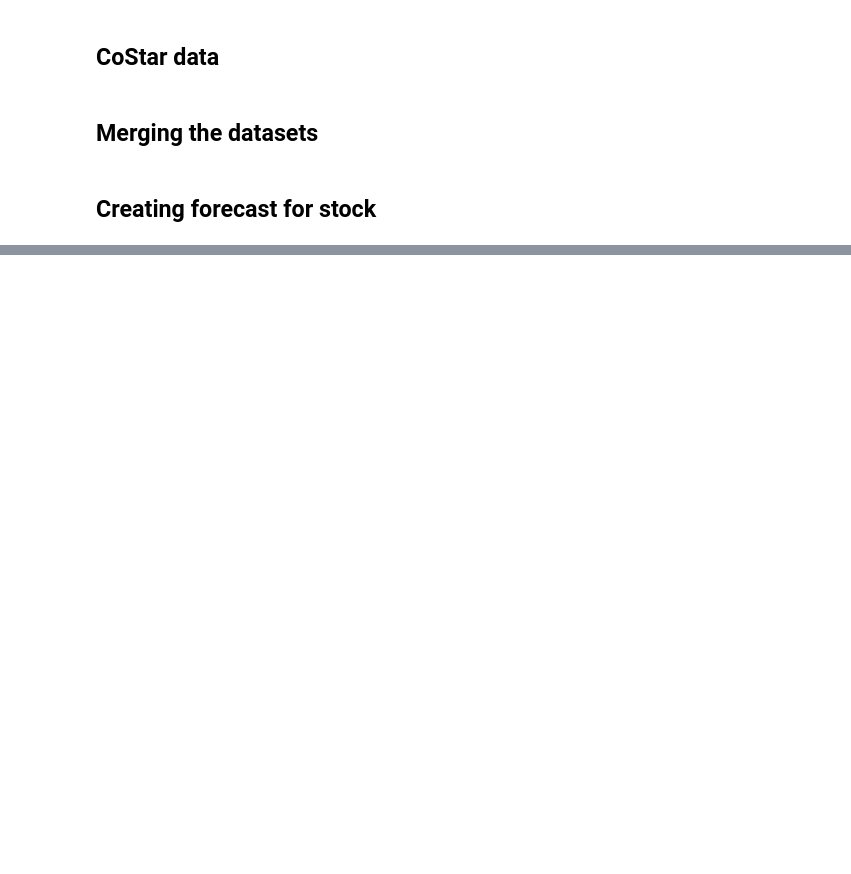
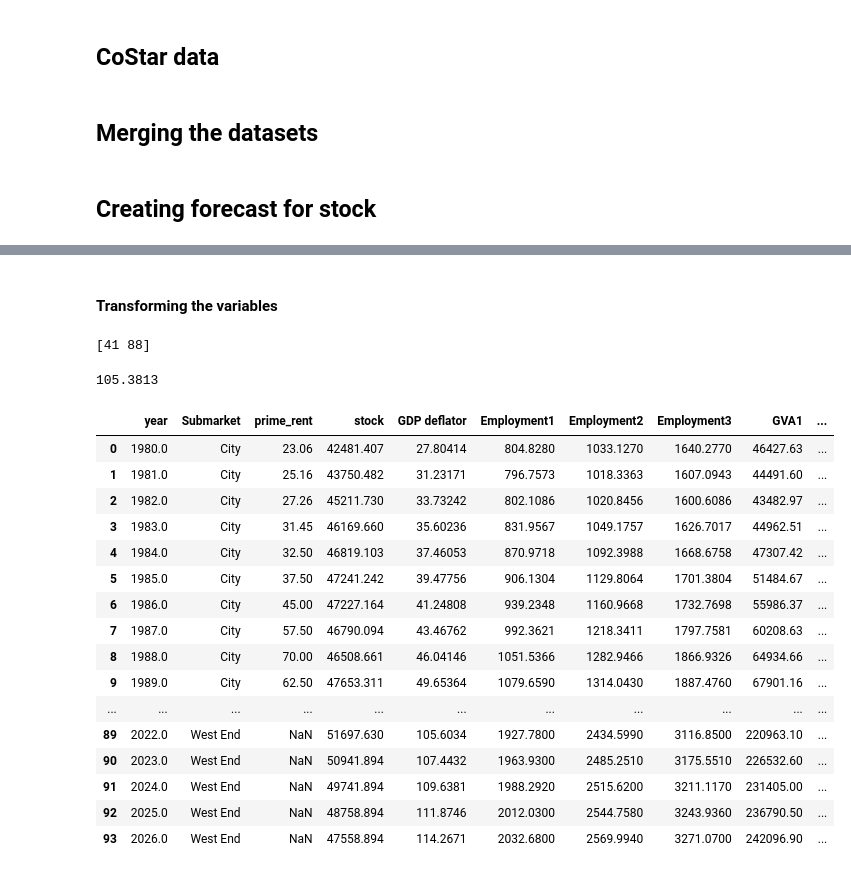
Before and after one commit to maiiasleptcova/KF-Python-projects, a Jupyter notebook: CL_office_rent_forecast.ipynb, the cells around one changed output, grey strips where cells are left out. Saved outputs shown, nothing was run; the diff lists cells and outputs as text; code cells hidden in the pictures; blank space fills up the shorter version.

Commit message:
Worked on variable transformation

```diff
--- a/CL_office_rent_forecast.ipynb
+++ b/CL_office_rent_forecast.ipynb
@@ -292,0 +457,40 @@ final
+# %% [markdown]
+#### Transforming the variables
+# %%
+#get the row of year 2021
+print(final[final['year']==2021].index.values)
+final.iloc[41,4]
+# %% [output]
+[41 88]
+105.3813
+# %%
+final['real_rent'] = final['prime_rent'] /final.iloc[41,4]*100
+# %%
+# take logarithms of vars
+logged_vars = np.log(final[['stock','stock2','real_rent','Employment1','Employment2','Employment3', 'GVA1', 'GVA2', 'GVA3']])
+#add prefix to var names
+logged_vars = logged_vars.add_prefix('ln_')
+# %%
+# add logged vars back to the dataset
+
+final = pd.concat([final, logged_vars], axis=1)
+# %%
+final
+# %% [output]
+|  | year | Submarket | prime_rent | stock | GDP deflator | Employment1 | Employment2 | Employment3 | GVA1 | ... |
+| 0 | 1980.0 | City | 23.06 | 42481.407 | 27.80414 | 804.8280 | 1033.1270 | 1640.2770 | 46427.63 | ... |
+| 1 | 1981.0 | City | 25.16 | 43750.482 | 31.23171 | 796.7573 | 1018.3363 | 1607.0943 | 44491.60 | ... |
+| 2 | 1982.0 | City | 27.26 | 45211.730 | 33.73242 | 802.1086 | 1020.8456 | 1600.6086 | 43482.97 | ... |
+| 3 | 1983.0 | City | 31.45 | 46169.660 | 35.60236 | 831.9567 | 1049.1757 | 1626.7017 | 44962.51 | ... |
+| 4 | 1984.0 | City | 32.50 | 46819.103 | 37.46053 | 870.9718 | 1092.3988 | 1668.6758 | 47307.42 | ... |
+| 5 | 1985.0 | City | 37.50 | 47241.242 | 39.47756 | 906.1304 | 1129.8064 | 1701.3804 | 51484.67 | ... |
+| 6 | 1986.0 | City | 45.00 | 47227.164 | 41.24808 | 939.2348 | 1160.9668 | 1732.7698 | 55986.37 | ... |
+| 7 | 1987.0 | City | 57.50 | 46790.094 | 43.46762 | 992.3621 | 1218.3411 | 1797.7581 | 60208.63 | ... |
+| 8 | 1988.0 | City | 70.00 | 46508.661 | 46.04146 | 1051.5366 | 1282.9466 | 1866.9326 | 64934.66 | ... |
+| 9 | 1989.0 | City | 62.50 | 47653.311 | 49.65364 | 1079.6590 | 1314.0430 | 1887.4760 | 67901.16 | ... |
+| ... | ... | ... | ... | ... | ... | ... | ... | ... | ... | ... |
+| 89 | 2022.0 | West End | NaN | 51697.630 | 105.6034 | 1927.7800 | 2434.5990 | 3116.8500 | 220963.10 | ... |
+| 90 | 2023.0 | West End | NaN | 50941.894 | 107.4432 | 1963.9300 | 2485.2510 | 3175.5510 | 226532.60 | ... |
+| 91 | 2024.0 | West End | NaN | 49741.894 | 109.6381 | 1988.2920 | 2515.6200 | 3211.1170 | 231405.00 | ... |
+| 92 | 2025.0 | West End | NaN | 48758.894 | 111.8746 | 2012.0300 | 2544.7580 | 3243.9360 | 236790.50 | ... |
+| 93 | 2026.0 | West End | NaN | 47558.894 | 114.2671 | 2032.6800 | 2569.9940 | 3271.0700 | 242096.90 | ... |
```
Also changed, not shown: parts of 17 cells of this notebook.
